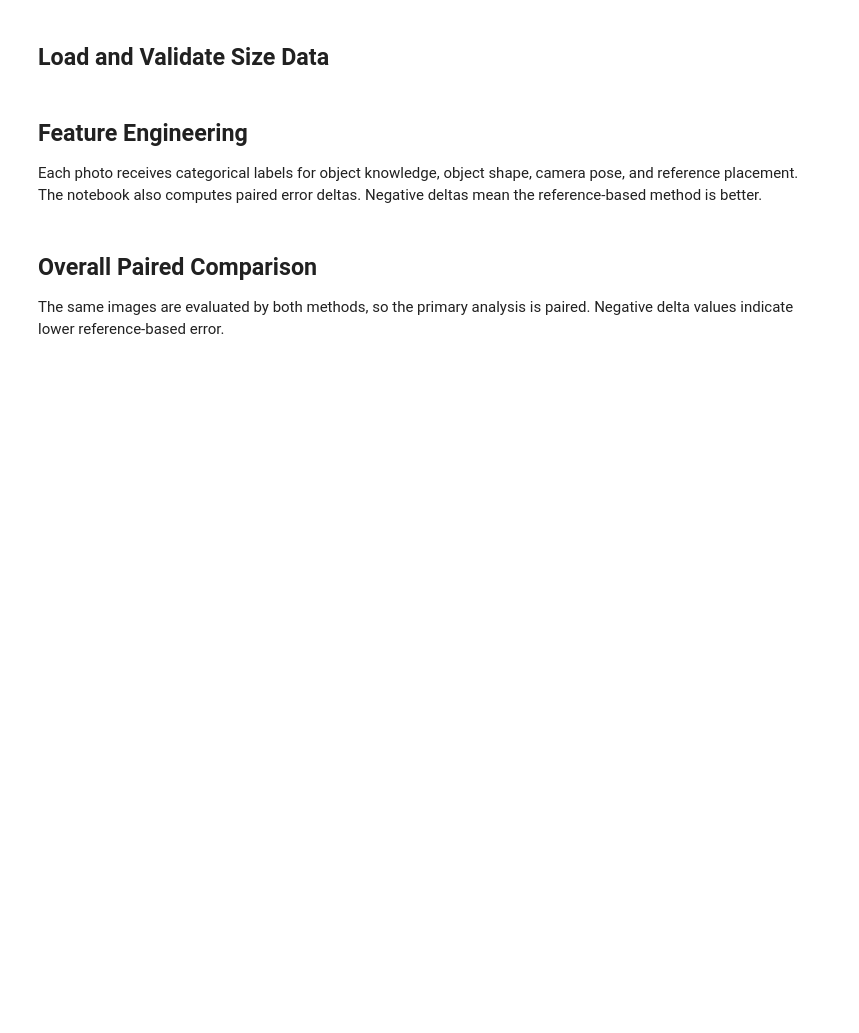
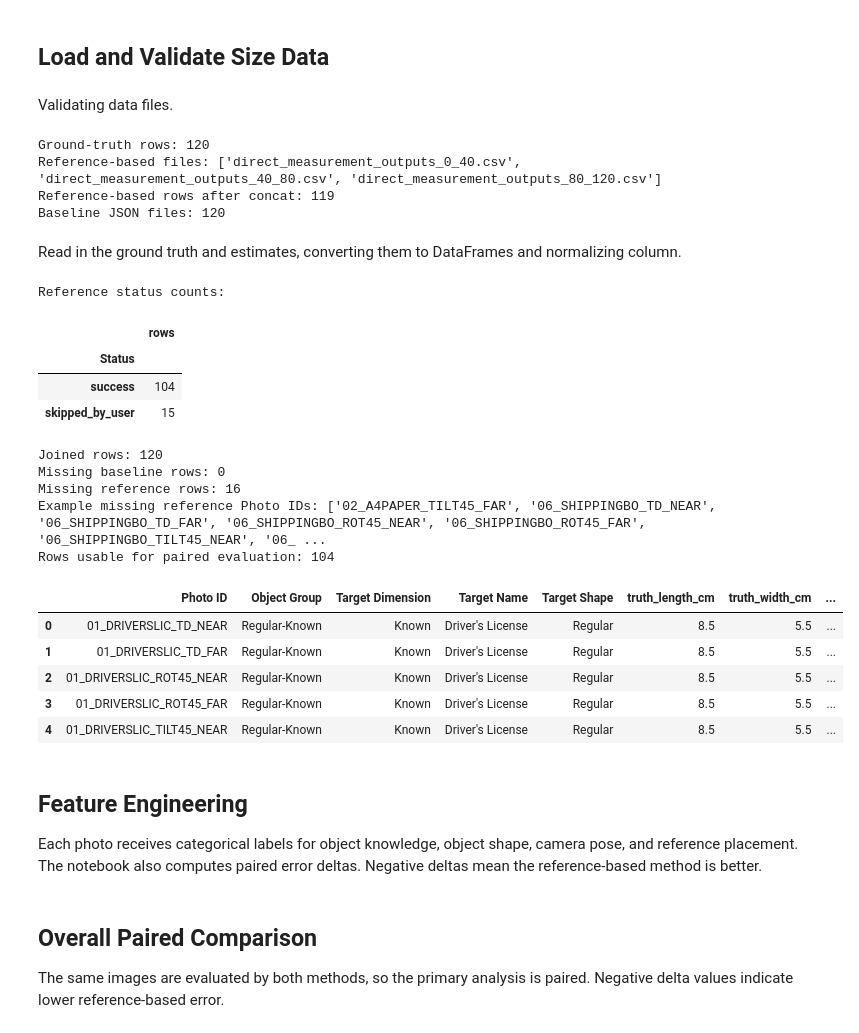
Before and after one commit to jiachenliu1128/CS543_Final_Project, a Jupyter notebook: notebooks/evaluation_reference_vs_vlm.ipynb, the cells around one changed output. Saved outputs shown, nothing was run; the diff lists cells and outputs as text; code cells hidden in the pictures; blank space fills up the shorter version.

Commit message:
Evaluation updated

```diff
--- a/notebooks/evaluation_reference_vs_vlm.ipynb
+++ b/notebooks/evaluation_reference_vs_vlm.ipynb
@@ -24,6 +24,7 @@ try:
     sns.set_theme(style="whitegrid")
 except ImportError:
     sns = None
+    warnings.warn("seaborn is not installed; plots will use default matplotlib style.")
     plt.style.use("ggplot")
 
 try:
@@ -43,6 +44,7 @@ if not (REPO_ROOT / "data").exists() and (REPO_ROOT.parent / "data").exists():
 
 GT_PATH = REPO_ROOT / "data" / "cs543_data_collection_plan_updated.csv"
 BASELINE_DIR = REPO_ROOT / "results" / "vlm_baseline"
-REFERENCE_PATH = REPO_ROOT / "results" / "reference_based_estimation.csv"
+REFERENCE_GLOB = "direct_measurement_output*_*.csv"
+REFERENCE_PATHS = sorted((REPO_ROOT / "results").glob(REFERENCE_GLOB))
 
-GT_PATH, BASELINE_DIR, REFERENCE_PATH
+GT_PATH, BASELINE_DIR, REFERENCE_PATHS
@@ -49,5 +57,7 @@ GT_PATH, BASELINE_DIR, REFERENCE_PATH
 # %% [markdown]
 ## Load and Validate Size Data
+# %% [markdown]
+Validating data files.
 # %%
 # Fail early with clear messages if result files have not been generated yet.
 def require_file(path: Path) -> None:
@@ -60,14 +70,32 @@ def require_dir(path: Path) -> None:
 
 require_file(GT_PATH)
 require_dir(BASELINE_DIR)
-require_file(REFERENCE_PATH)
+
+# Check that at least one reference-based estimate file exists, and that all files exist.
+if len(REFERENCE_PATHS) == 0:
+    raise FileNotFoundError(f"No reference-based estimate files found matching: {REFERENCE_GLOB}")
+for path in REFERENCE_PATHS:
+    require_file(path)
 
 gt = pd.read_csv(GT_PATH)
-reference_raw = pd.read_csv(REFERENCE_PATH)
+
+# Reference-based estimates are split into multiple batch CSVs; concatenate them vertically.
+reference_raw = pd.concat(
+    [pd.read_csv(path, encoding="utf-8-sig").assign(source_file=path.name) for path in REFERENCE_PATHS],
+    ignore_index=True,
+)
 
 print(f"Ground-truth rows: {len(gt)}")
-print(f"Reference-based rows: {len(reference_raw)}")
+print(f"Reference-based files: {[path.name for path in REFERENCE_PATHS]}")
+print(f"Reference-based rows after concat: {len(reference_raw)}")
 print(f"Baseline JSON files: {len(list(BASELINE_DIR.glob('*.json')))}")
+# %% [output]
+Ground-truth rows: 120
+Reference-based files: ['direct_measurement_outputs_0_40.csv', 'direct_measurement_outputs_40_80.csv', 'direct_measurement_outputs_80_120.csv']
+Reference-based rows after concat: 119
+Baseline JSON files: 120
+# %% [markdown]
+Read in the ground truth and estimates, converting them to DataFrames and normalizing column.
 # %%
 def photo_id_from_baseline_path(path: Path) -> str:
     return re.sub(r"_vlm_baseline$", "", path.stem)
@@ -104,17 +132,29 @@ for path in sorted(BASELINE_DIR.glob("*.json")):
 
 baseline = pd.DataFrame(baseline_rows)
 
-# Check that the reference CSV has the expected columns and rename them to match the baseline and ground-truth conventions.
+# Clean reference CSVs
 reference = reference_raw.rename(columns={
-    "Length (cm)": "reference_length_cm",
-    "Width (cm)": "reference_width_cm",
+    "Estimated Target Length (cm)": "reference_length_cm",
+    "Estimated Target Width (cm)": "reference_width_cm",
 })
+
+if "Photo ID" not in reference.columns and "Image Filename" in reference.columns:
+    reference["Photo ID"] = reference["Image Filename"].map(lambda value: Path(str(value)).stem)
 
 required_reference_cols = {"Photo ID", "reference_length_cm", "reference_width_cm"}
 missing_reference_cols = required_reference_cols - set(reference.columns)
 if missing_reference_cols:
-    raise ValueError(f"Reference CSV is missing columns: {sorted(missing_reference_cols)}")
+    raise ValueError(f"Reference CSVs are missing columns: {sorted(missing_reference_cols)}")
 
+if "Status" in reference.columns:
+    print("Reference status counts:")
+    display(reference["Status"].value_counts(dropna=False).to_frame("rows"))
+
+duplicate_reference_ids = reference[reference["Photo ID"].duplicated(keep=False)]["Photo ID"].unique().tolist()
+if duplicate_reference_ids:
+    raise ValueError(f"Duplicate reference Photo IDs after concatenating CSVs: {duplicate_reference_ids[:10]}")
+
+# Rename columns for evaluation.
 gt_eval = gt.rename(columns={
     "Target Length (cm)": "truth_length_cm",
     "Target Width (cm)": "truth_width_cm",
@@ -130,33 +170,50 @@ def normalize_dimension_columns(df: pd.DataFrame, prefix: str) -> None:
     df[length_col] = numeric.max(axis=1)
     df[width_col] = numeric.min(axis=1)
 
 # Evaluate dimensions independent of axis naming: longer side is length, shorter side is width.
 normalize_dimension_columns(gt_eval, "truth")
 normalize_dimension_columns(reference, "reference")
 normalize_dimension_columns(baseline, "baseline")
 
 # Use left joins from the ground-truth table so missing model outputs are easy to diagnose.
 data = (
     gt_eval
     .merge(baseline, on="Photo ID", how="left", validate="one_to_one")
     .merge(reference[["Photo ID", "reference_length_cm", "reference_width_cm"]], on="Photo ID", how="left", validate="one_to_one")
 )
 
 missing_baseline = data[data["baseline_length_cm"].isna()]["Photo ID"].tolist()
 missing_reference = data[data["reference_length_cm"].isna()]["Photo ID"].tolist()
 print(f"Joined rows: {len(data)}")
 print(f"Missing baseline rows: {len(missing_baseline)}")
 print(f"Missing reference rows: {len(missing_reference)}")
 
 if missing_baseline[:10]:
     print("Example missing baseline Photo IDs:", missing_baseline[:10])
 if missing_reference[:10]:
     print("Example missing reference Photo IDs:", missing_reference[:10])
 
 # Statistical comparisons must be paired, so keep only photos with both methods available.
 eval_data = data.dropna(subset=["baseline_length_cm", "baseline_width_cm", "reference_length_cm", "reference_width_cm"]).copy()
 print(f"Rows usable for paired evaluation: {len(eval_data)}")
 eval_data.head()
+# %% [output]
+Reference status counts:
+|  | rows |
+| Status |  |
+| success | 104 |
+| skipped_by_user | 15 |
+Joined rows: 120
+Missing baseline rows: 0
+Missing reference rows: 16
+Example missing reference Photo IDs: ['02_A4PAPER_TILT45_FAR', '06_SHIPPINGBO_TD_NEAR', '06_SHIPPINGBO_TD_FAR', '06_SHIPPINGBO_ROT45_NEAR', '06_SHIPPINGBO_ROT45_FAR', '06_SHIPPINGBO_TILT45_NEAR', '06_ ...
+Rows usable for paired evaluation: 104
+|  | Photo ID | Object Group | Target Dimension | Target Name | Target Shape | truth_length_cm | truth_width_cm | ... |
+| 0 | 01_DRIVERSLIC_TD_NEAR | Regular-Known | Known | Driver's License | Regular | 8.5 | 5.5 | ... |
+| 1 | 01_DRIVERSLIC_TD_FAR | Regular-Known | Known | Driver's License | Regular | 8.5 | 5.5 | ... |
+| 2 | 01_DRIVERSLIC_ROT45_NEAR | Regular-Known | Known | Driver's License | Regular | 8.5 | 5.5 | ... |
+| 3 | 01_DRIVERSLIC_ROT45_FAR | Regular-Known | Known | Driver's License | Regular | 8.5 | 5.5 | ... |
+| 4 | 01_DRIVERSLIC_TILT45_NEAR | Regular-Known | Known | Driver's License | Regular | 8.5 | 5.5 | ... |
 # %% [markdown]
 ## Feature Engineering
 
```
Also changed, not shown: parts of 8 cells of this notebook.
